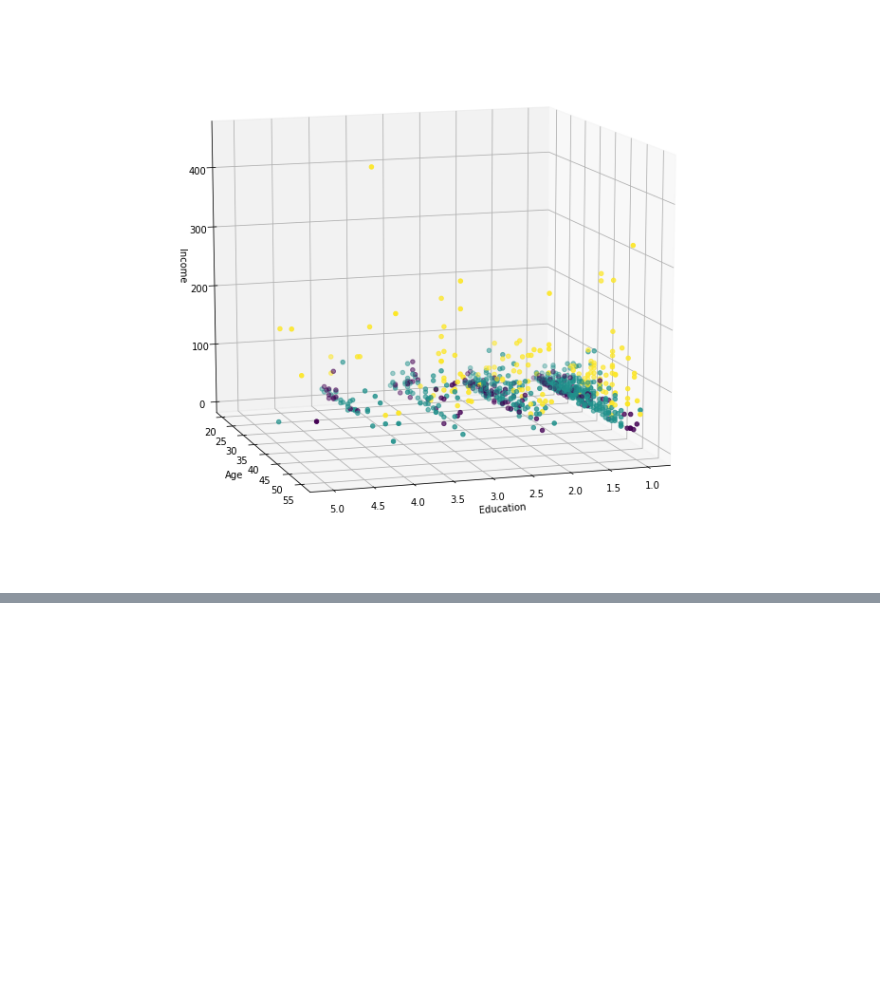
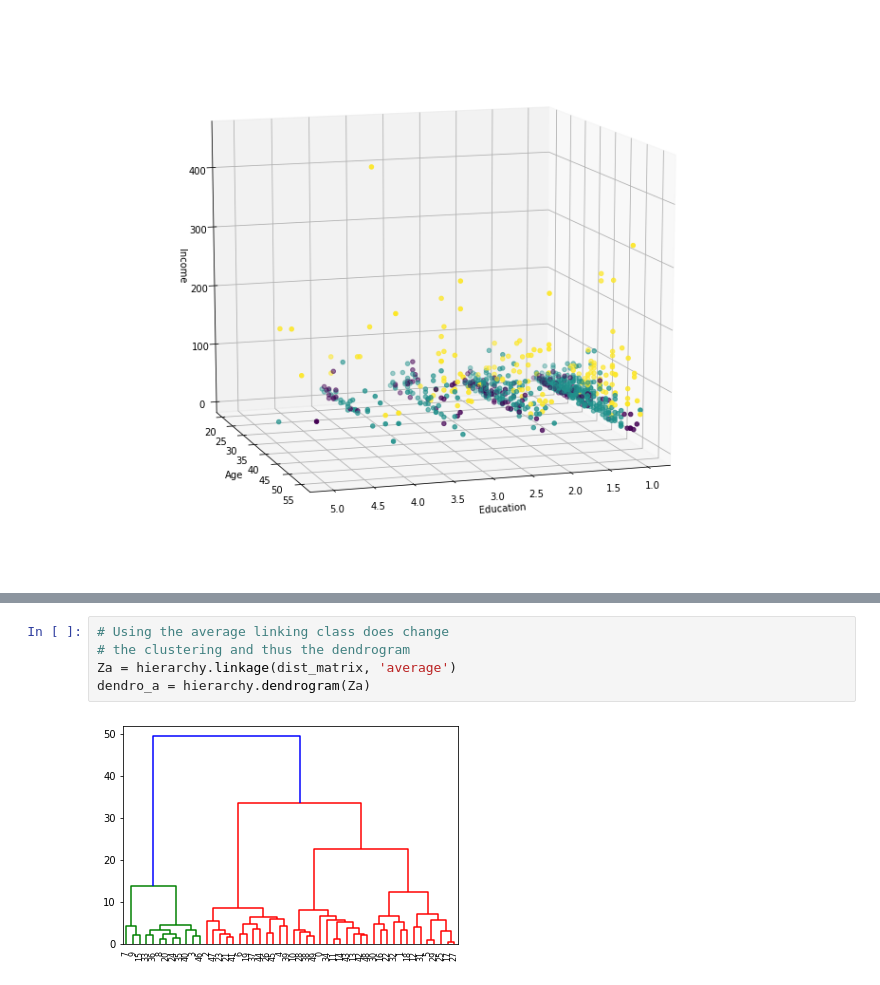
Before and after one commit to ivan-zapreev/data-science-python-projects, a Jupyter notebook: IBM_ML0101EN/mod_04_clustering.ipynb, the cells around one changed output, grey strips where cells are left out. Drawn from its saved outputs; the diff is of its cells as text; blank space fills up the shorter version.

```diff
--- a/IBM_ML0101EN/mod_04_clustering.ipynb
+++ b/IBM_ML0101EN/mod_04_clustering.ipynb
@@ -277,0 +359,7 @@ ax.scatter(X[:, 1], X[:, 0], X[:, 3], c = labels.astype(np.float))
+# %%
+# Using the average linking class does change
+# the clustering and thus the dendrogram
+Za = hierarchy.linkage(dist_matrix, 'average')
+dendro_a = hierarchy.dendrogram(Za)
+# %% [output]
+[figure, added]
```
Also changed, not shown: parts of 31 cells of this notebook, 2 other files.
